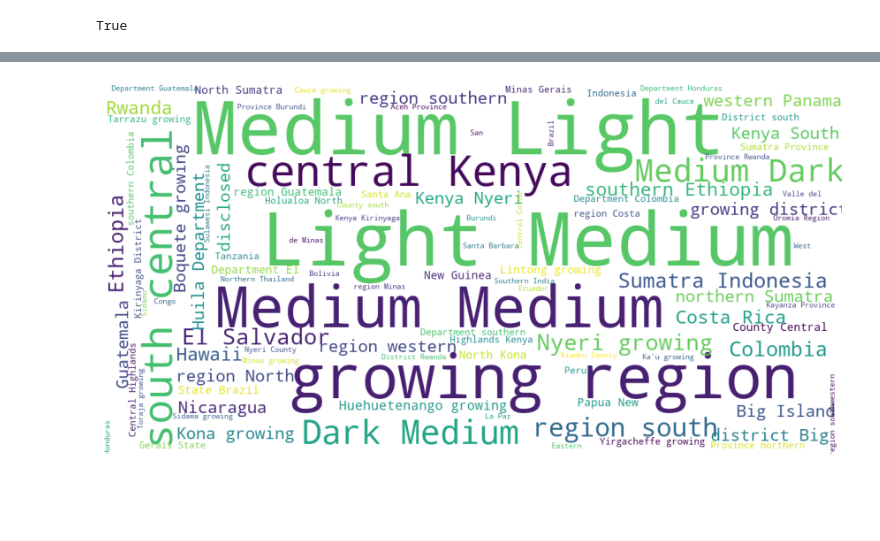
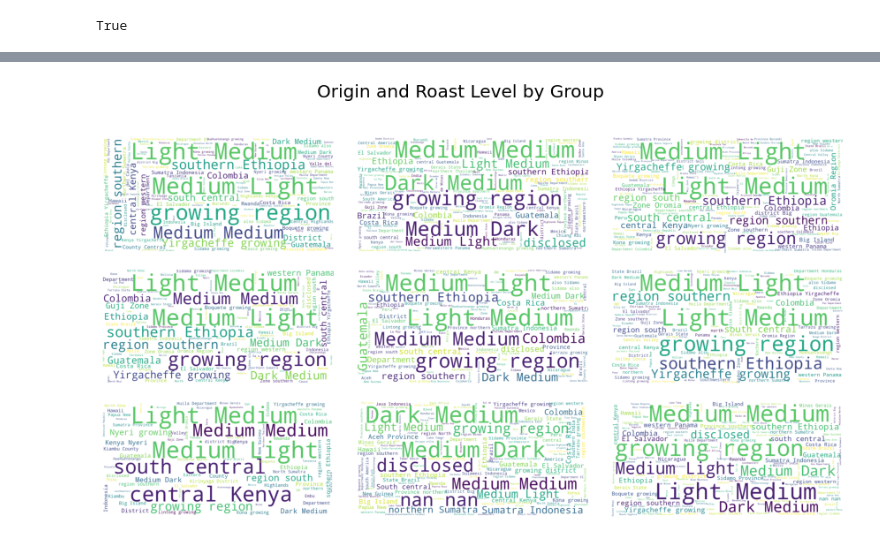
Before and after one commit to ejfeldman7/coffee-reviews-nlp, a Jupyter notebook: Notebooks/visualizations.ipynb, the cells around one changed output, grey strips where cells are left out. Saved outputs shown, nothing was run; the diff lists cells and outputs as text; code cells hidden in the pictures; blank space fills up the shorter version.

Commit message:
Updated wordclouds

```diff
--- a/Notebooks/visualizations.ipynb
+++ b/Notebooks/visualizations.ipynb
@@ -32,0 +45,5 @@ ratings.head()
+# %%
+temporary = pd.DataFrame()
+temporary['review'] = coffee.Review.str.lower()
+temporary['group'] = df_topic_breakdown.group
+temporary.head()
@@ -142,0 +155,5 @@ for row in three_groups[(three_groups.group == 2 )&(three_groups.roast_level !=
+# %%
+reviews = ['','','','','','','','','']
+for i in range(0,9):
+    for row in temporary[(temporary.group == i )&(temporary.review != 'NA')].review.astype(str):
+        reviews[i] += row + ' '
@@ -143,25 +177,39 @@ for row in three_groups[(three_groups.group == 2 )&(three_groups.roast_level !=
+# %%
+words = ['','','','','','','','','']
+for i in range(0,9):
+    for row in df_topic_breakdown[(df_topic_breakdown.group == i )&(df_topic_breakdown.roast_level != 'NA')].roast_level.astype(str):
+        words[i] += row + ' '
+    for row in df_topic_breakdown[(df_topic_breakdown.group == i )&(df_topic_breakdown.roast_level != 'NA')].origin.astype(str):
+        words[i] += row + ' '
+# %%
+for i in range(0,9):
+    for row in df_topic_breakdown[(df_topic_breakdown.group == i )&(df_topic_breakdown.roast_level != 'NA')].roast_level.astype(str):
+        words[i] += row + ' '
+    for row in df_topic_breakdown[(df_topic_breakdown.group == i )&(df_topic_breakdown.roast_level != 'NA')].origin.astype(str):
+        words[i] += row + ' '
 # %%
-from wordcloud import WordCloud, STOPWORDS
-stopwords = set(STOPWORDS)
-
-def show_wordcloud(data, title = None):
+def topicWordCloud(data, title):
     wordcloud = WordCloud(
         background_color='white',
         stopwords=stopwords,
         max_words=500,
         max_font_size=40,
         scale=3,
         random_state=42    ).generate(str(data))
 
-    fig = plt.figure(1, figsize=(15, 15))
+    fig = plt.figure(1)
     plt.axis('off')
     if title:
         fig.suptitle(title, fontsize=20)
-        fig.subplots_adjust(top=2.3)
+        fig.subplots_adjust(wspace=.1,hspace=.1)
+    return wordcloud
 
-    plt.imshow(wordcloud)
-    plt.show()
+fig = plt.figure(figsize=(15,8))
+for i in range(9):
+    ax = fig.add_subplot(3,3,i+1)
+    wordcloud = topicWordCloud(words[i],'Origin and Roast Level by Group')
 
-show_wordcloud(words_0)
+    ax.imshow(wordcloud)
+    ax.axis('off')
 # %% [output]
-[figure, old version]
+[figure, new version]
```
Also changed, not shown: parts of 33 cells of this notebook, 1 other file.
